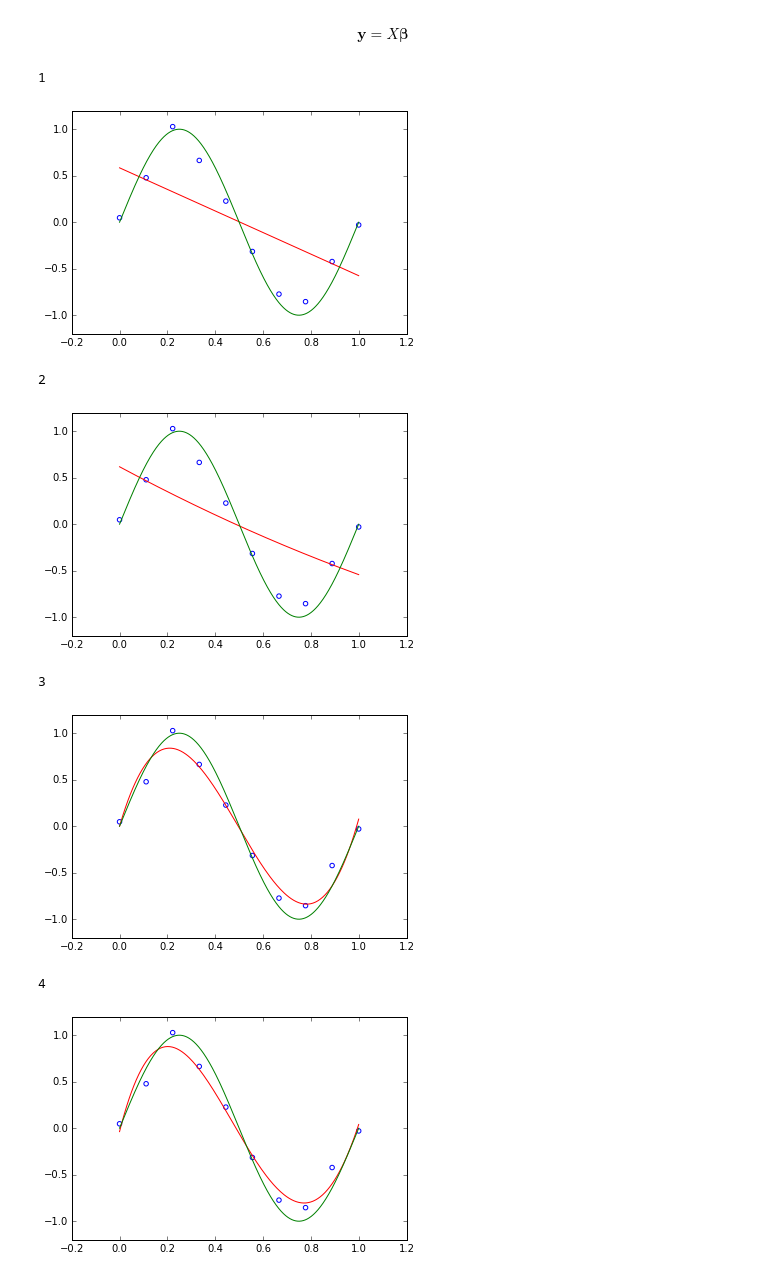
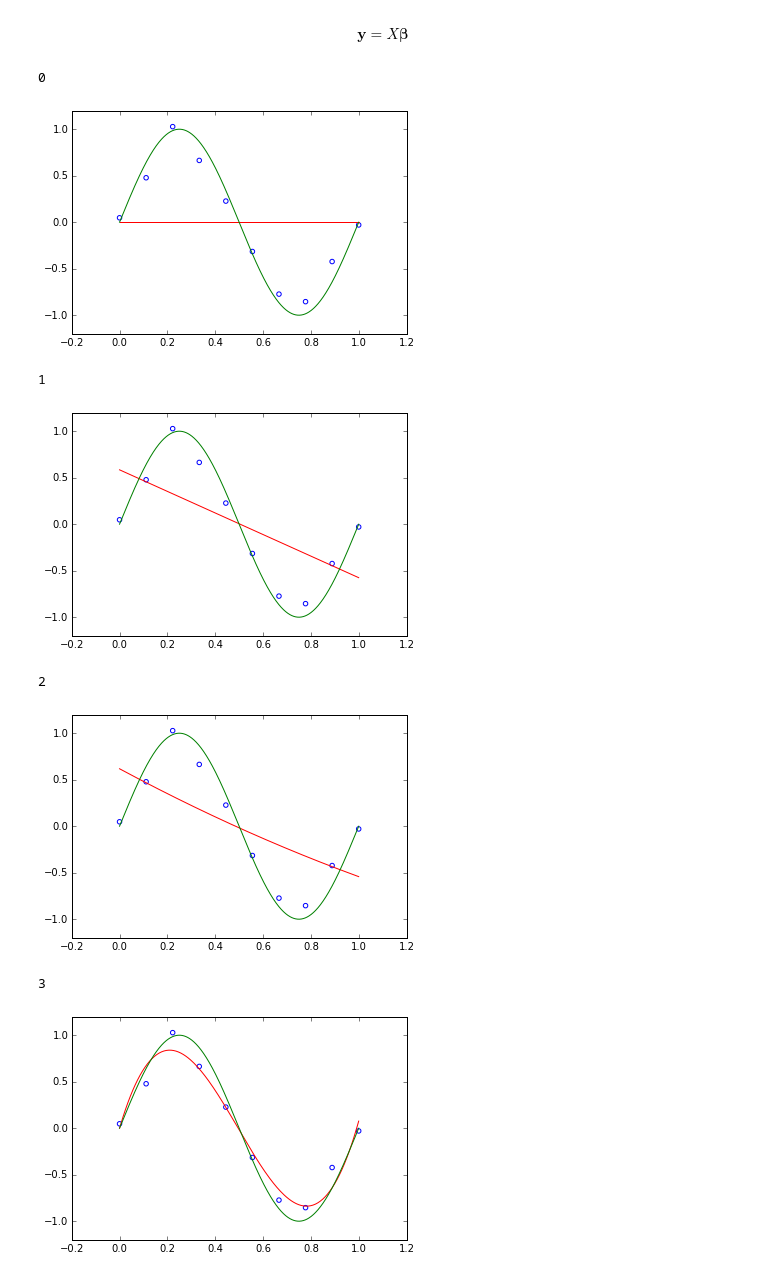
Before and after one commit to peteflorence/MachineLearning6.867, a Jupyter notebook: Bishop/Chapter1.ipynb, the cells around one changed output. Drawn from its saved outputs; the diff is of its cells as text; code cells hidden in the pictures.

```diff
--- a/Bishop/Chapter1.ipynb
+++ b/Bishop/Chapter1.ipynb
@@ -133,8 +133,7 @@ def polyFit(data,M):
 
     # yvec is an n-dimensional vector of target values
     yvec = data[:,1]
-    yvecmatrix = np.matrix(yvec)
-    yvecmatrix = yvecmatrix.T
+    yvecmatrix = np.matrix(yvec).T
 
     # Find optimal parameters by solving the normal equation
     beta = (Xmatrix.T * Xmatrix).I  * Xmatrix.T *yvecmatrix
@@ -165,15 +164,15 @@ def polyFit(data,M):
     plt.show()
 # %%
 data = np.vstack((x,t)).T
-for M in range(1,10):
+for M in range(0,10):
     print M
     polyFit(data,M)
 # %% [output]
-1
+0
-[figure, old version]
+[figure, new version]
-2
+1
 [figure]
-3
+2
-[figure, old version]
+[figure, new version]
-4
+3
-[figure, old version]
+[figure, new version]
```
Also changed, not shown: parts of 1 cell of this notebook, 1 other file.
